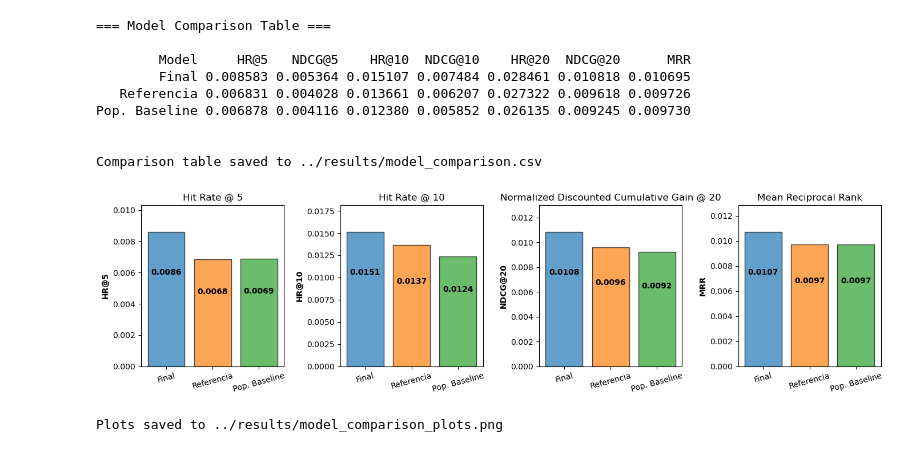
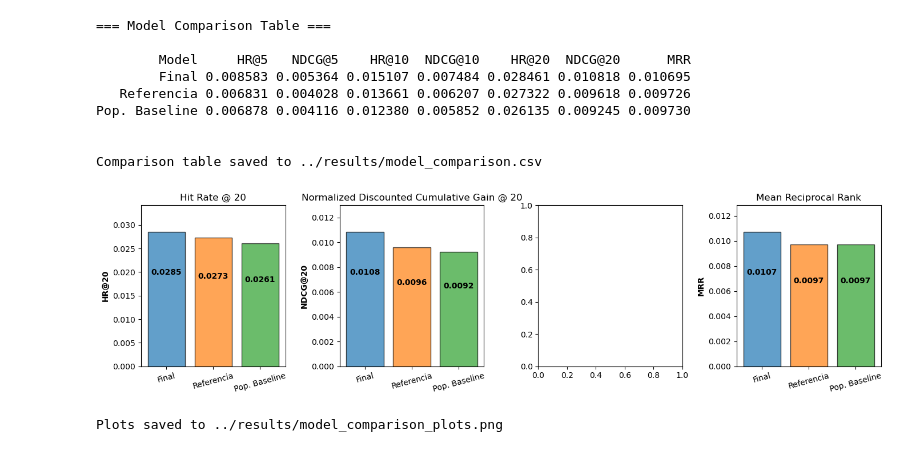
Before and after one commit to sofips/Decision-Transformer-Recomendaciones, a Jupyter notebook: notebooks/03_evaluation.ipynb, the cells around one changed output. Cells and saved outputs as stored; diff of their text form; code cells hidden in the pictures.

```diff
--- a/notebooks/03_evaluation.ipynb
+++ b/notebooks/03_evaluation.ipynb
@@ -203,6 +203,7 @@ Pop. Baseline 0.006878 0.004116 0.012380 0.005852 0.026135 0.009245 0.009730
 
 Comparison table saved to ../results/model_comparison.csv
 # %%
+import matplotlib.pyplot as plt
 # Create bar plots for metrics comparison
 fig, axes = plt.subplots(1, 4, figsize=(14, 4))
 #fig.suptitle('Comparación de modelos', fontsize=16, fontweight='bold')
@@ -226,52 +227,65 @@ def add_internal_labels(ax, values):
         )
 
 
-# Plot 1: HR@5
+# # Plot 1: HR@5
+# ax = axes[0]
+# values = [models_data[m].get('HR@5', 0) for m in model_names]
+# ax.bar(model_names, values, color=colors, alpha=0.7, edgecolor='black')
+# ax.set_ylabel('HR@5', fontweight='bold')
+# ax.set_title('Hit Rate @ 5')
+# ax.set_ylim(0, max(values) * 1.2)
+# add_internal_labels(ax, values)
+# ax.tick_params(axis='x', rotation=15)
+
+# # Plot 2: HR@10
+# ax = axes[1]
+# values = [models_data[m].get('HR@10', 0) for m in model_names]
+# ax.bar(model_names, values, color=colors, alpha=0.7, edgecolor='black')
+# ax.set_ylabel('HR@10', fontweight='bold')
+# ax.set_title('Hit Rate @ 10')
+# ax.set_ylim(0, max(values) * 1.2)
+# add_internal_labels(ax, values)
+# ax.tick_params(axis='x', rotation=15)
+
+# Plot 3: HR@20
 ax = axes[0]
-values = [models_data[m].get('HR@5', 0) for m in model_names]
+values = [models_data[m].get('HR@20', 0) for m in model_names]
 ax.bar(model_names, values, color=colors, alpha=0.7, edgecolor='black')
-ax.set_ylabel('HR@5', fontweight='bold')
-ax.set_title('Hit Rate @ 5')
+ax.set_ylabel('HR@20', fontweight='bold')
+ax.set_title('Hit Rate @ 20')
 ax.set_ylim(0, max(values) * 1.2)
 add_internal_labels(ax, values)
 ax.tick_params(axis='x', rotation=15)
 
-# Plot 2: HR@10
-ax = axes[1]
-values = [models_data[m].get('HR@10', 0) for m in model_names]
-ax.bar(model_names, values, color=colors, alpha=0.7, edgecolor='black')
-ax.set_ylabel('HR@10', fontweight='bold')
-ax.set_title('Hit Rate @ 10')
-ax.set_ylim(0, max(values) * 1.2)
-add_internal_labels(ax, values)
-ax.tick_params(axis='x', rotation=15)
 
 # Plot 3: NDCG@20
-ax = axes[2]
+ax = axes[1]
 values = [models_data[m].get('NDCG@20', 0) for m in model_names]
 ax.bar(model_names, values, color=colors, alpha=0.7, edgecolor='black')
 ax.set_ylabel('NDCG@20', fontweight='bold')
 ax.set_title('Normalized Discounted Cumulative Gain @ 20')
 ax.set_ylim(0, max(values) * 1.2)
 add_internal_labels(ax, values)
 ax.tick_params(axis='x', rotation=15)
+
+
 
 # Plot 4: MRR
 ax = axes[3]
 values = [models_data[m].get('MRR', 0) for m in model_names]
 ax.bar(model_names, values, color=colors, alpha=0.7, edgecolor='black')
 ax.set_ylabel('MRR', fontweight='bold')
 ax.set_title('Mean Reciprocal Rank')
 ax.set_ylim(0, max(values) * 1.2)
 add_internal_labels(ax, values)
 ax.tick_params(axis='x', rotation=15)
 
 plt.tight_layout(rect=[0, 0, 1, 0.95])
 
 plt.savefig('../results/model_comparison_plots.png', dpi=300, bbox_inches='tight')
 plt.show()
 
 print("Plots saved to ../results/model_comparison_plots.png")
 # %% [output]
-[figure, old version]
+[figure, new version]
 Plots saved to ../results/model_comparison_plots.png
```
Also changed, not shown: 2 other files.
